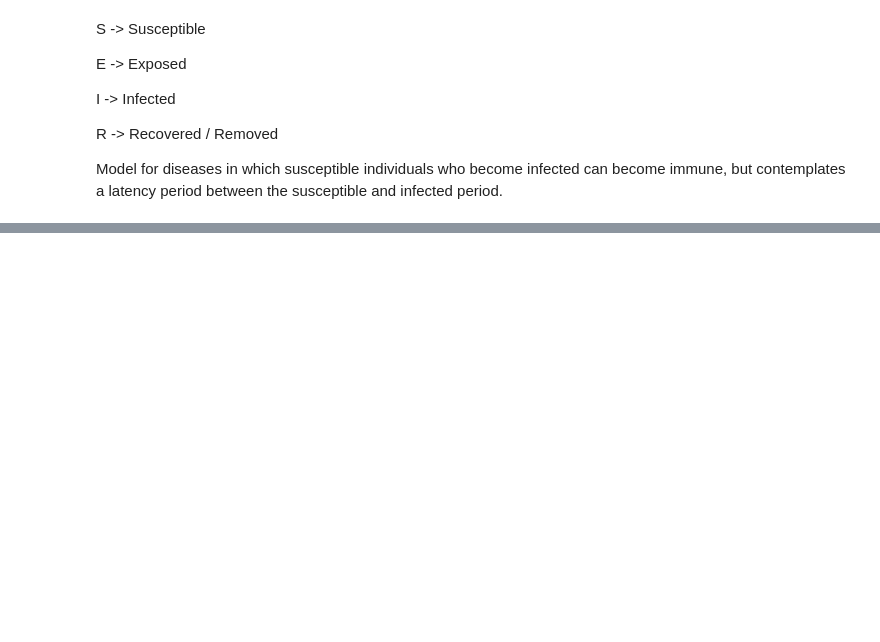
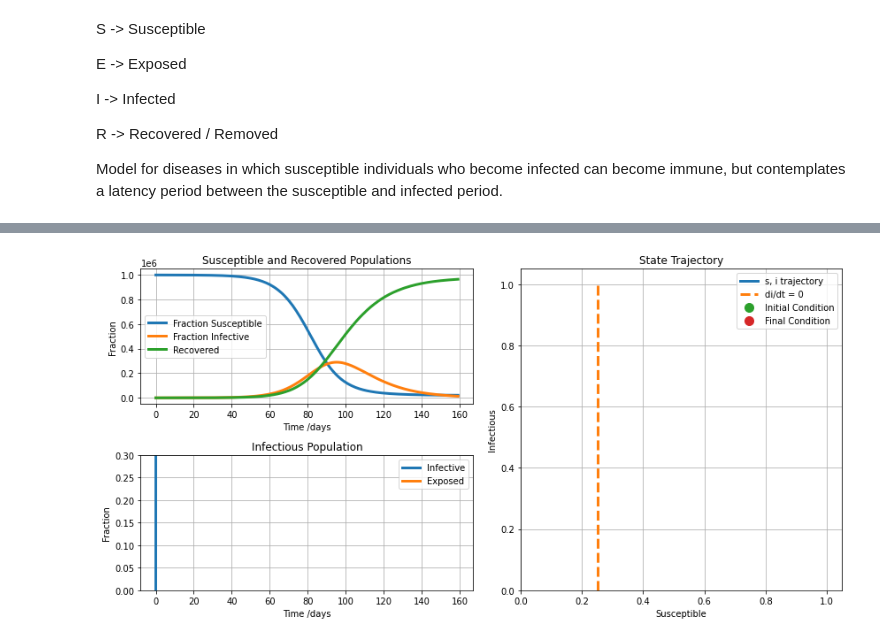
Before and after one commit to raydangaspar/covid-19, a Jupyter notebook: Modelling.ipynb, the cells around one changed output, grey strips where cells are left out. Cells and saved outputs as stored; diff of their text form; code cells hidden in the pictures; blank space fills up the shorter version.

```diff
--- a/Modelling.ipynb
+++ b/Modelling.ipynb
@@ -192,0 +199,42 @@ plotseird(t, S, E, I, R)
+# %%
+def plotdata(t, s, e, i, r):
+    # plot the data
+    fig = plt.figure(figsize=(12,6))
+    ax = [fig.add_subplot(221, axisbelow=True),
+          fig.add_subplot(223),
+          fig.add_subplot(122)]
+
+    ax[0].plot(t, s, lw=3, label='Fraction Susceptible')
+    ax[0].plot(t, i, lw=3, label='Fraction Infective')
+    ax[0].plot(t, r, lw=3, label='Recovered')
+    ax[0].set_title('Susceptible and Recovered Populations')
+    ax[0].set_xlabel('Time /days')
+    ax[0].set_ylabel('Fraction')
+
+    ax[1].plot(t, i, lw=3, label='Infective')
+    ax[1].set_title('Infectious Population')
+    if e is not None: ax[1].plot(t, e, lw=3, label='Exposed')
+    ax[1].set_ylim(0, 0.3)
+    ax[1].set_xlabel('Time /days')
+    ax[1].set_ylabel('Fraction')
+
+    ax[2].plot(s, i, lw=3, label='s, i trajectory')
+    ax[2].plot([1/R_0, 1/R_0], [0, 1], '--', lw=3, label='di/dt = 0')
+    ax[2].plot(s[0], i[0], '.', ms=20, label='Initial Condition')
+    ax[2].plot(s[-1], i[-1], '.', ms=20, label='Final Condition')
+    ax[2].set_title('State Trajectory')
+    ax[2].set_aspect('equal')
+    ax[2].set_ylim(0, 1.05)
+    ax[2].set_xlim(0, 1.05)
+    ax[2].set_xlabel('Susceptible')
+    ax[2].set_ylabel('Infectious')
+
+    for a in ax:
+        a.grid(True)
+        a.legend()
+
+    plt.tight_layout()
+
+plotdata(t, S, E, I, R)
+# %% [output]
+[figure, added]
```
Also changed, not shown: parts of 24 cells of this notebook.
